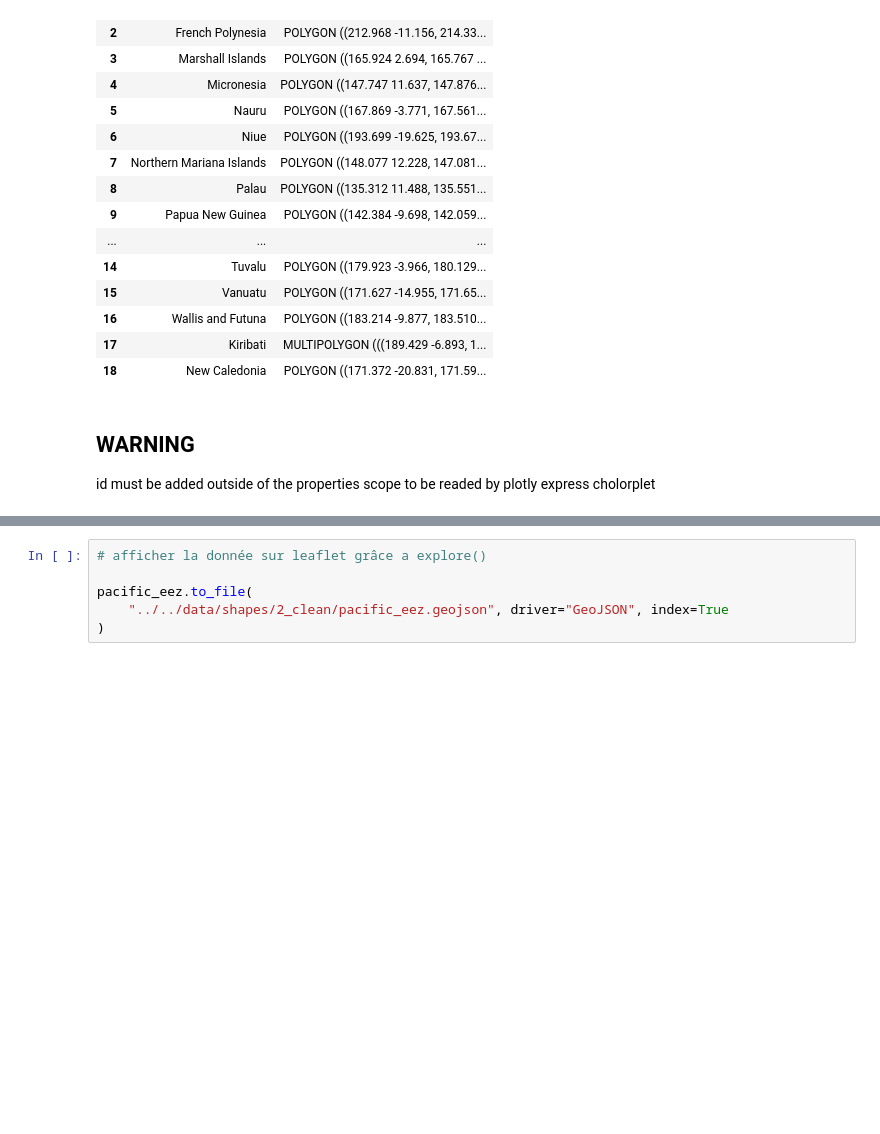
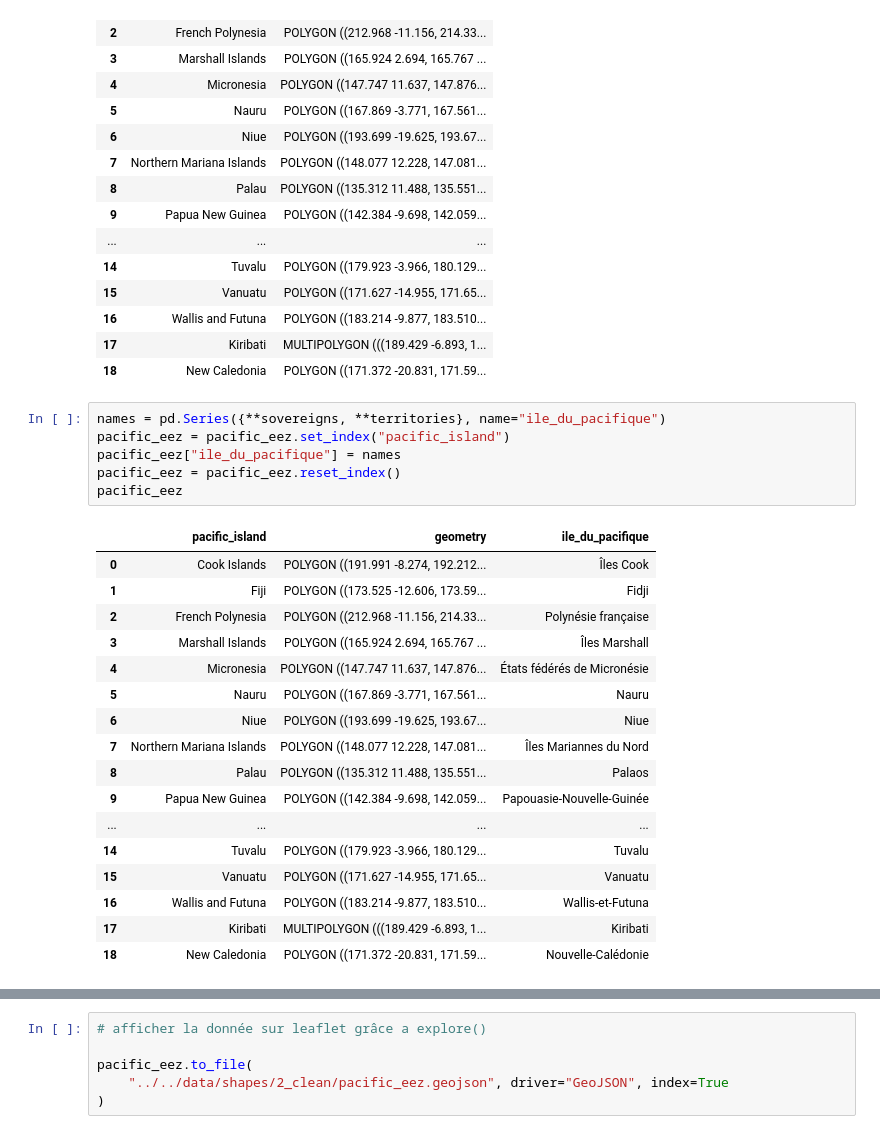
Before and after one commit to Ash12H/Data-viz-challenge-2024, a Jupyter notebook: notebooks/shapes/all_ezz.ipynb, the cells around one changed output, grey strips where cells are left out. Saved outputs shown, nothing was run; the diff lists cells and outputs as text; blank space fills up the shorter version.

```diff
--- a/notebooks/shapes/all_ezz.ipynb
+++ b/notebooks/shapes/all_ezz.ipynb
@@ -124,7 +124,27 @@ pacific_eez
 | 16 | Wallis and Futuna | POLYGON ((183.214 -9.877, 183.510... |
 | 17 | Kiribati | MULTIPOLYGON (((189.429 -6.893, 1... |
 | 18 | New Caledonia | POLYGON ((171.372 -20.831, 171.59... |
-# %% [markdown]
-## WARNING
-
-id must be added outside of the properties scope to be readed by plotly express cholorplet
+# %%
+names = pd.Series({**sovereigns, **territories}, name="ile_du_pacifique")
+pacific_eez = pacific_eez.set_index("pacific_island")
+pacific_eez["ile_du_pacifique"] = names
+pacific_eez = pacific_eez.reset_index()
+pacific_eez
+# %% [output]
+|  | pacific_island | geometry | ile_du_pacifique |
+| 0 | Cook Islands | POLYGON ((191.991 -8.274, 192.212... | Îles Cook |
+| 1 | Fiji | POLYGON ((173.525 -12.606, 173.59... | Fidji |
+| 2 | French Polynesia | POLYGON ((212.968 -11.156, 214.33... | Polynésie française |
+| 3 | Marshall Islands | POLYGON ((165.924 2.694, 165.767 ... | Îles Marshall |
+| 4 | Micronesia | POLYGON ((147.747 11.637, 147.876... | États fédérés de Micronésie |
+| 5 | Nauru | POLYGON ((167.869 -3.771, 167.561... | Nauru |
+| 6 | Niue | POLYGON ((193.699 -19.625, 193.67... | Niue |
+| 7 | Northern Mariana Islands | POLYGON ((148.077 12.228, 147.081... | Îles Mariannes du Nord |
+| 8 | Palau | POLYGON ((135.312 11.488, 135.551... | Palaos |
+| 9 | Papua New Guinea | POLYGON ((142.384 -9.698, 142.059... | Papouasie-Nouvelle-Guinée |
+| ... | ... | ... | ... |
+| 14 | Tuvalu | POLYGON ((179.923 -3.966, 180.129... | Tuvalu |
+| 15 | Vanuatu | POLYGON ((171.627 -14.955, 171.65... | Vanuatu |
+| 16 | Wallis and Futuna | POLYGON ((183.214 -9.877, 183.510... | Wallis-et-Futuna |
+| 17 | Kiribati | MULTIPOLYGON (((189.429 -6.893, 1... | Kiribati |
+| 18 | New Caledonia | POLYGON ((171.372 -20.831, 171.59... | Nouvelle-Calédonie |
```
Also changed, not shown: parts of 2 cells of this notebook, 14 other files.
